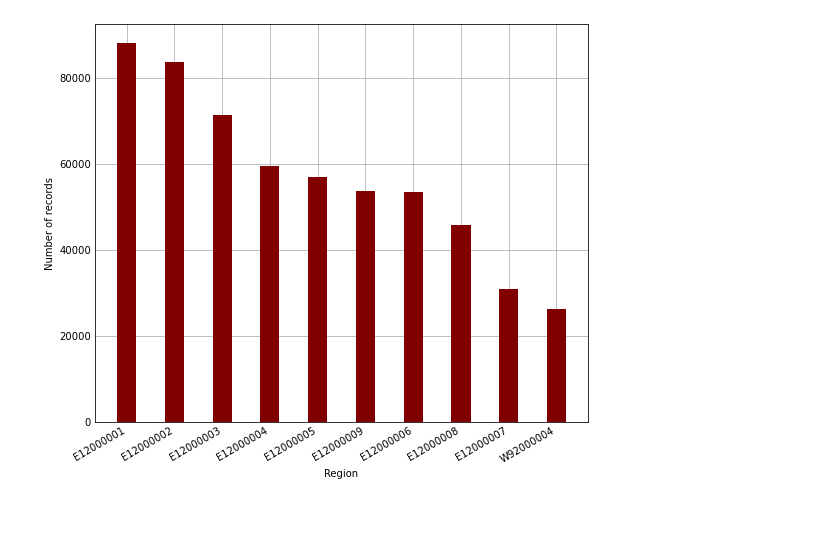
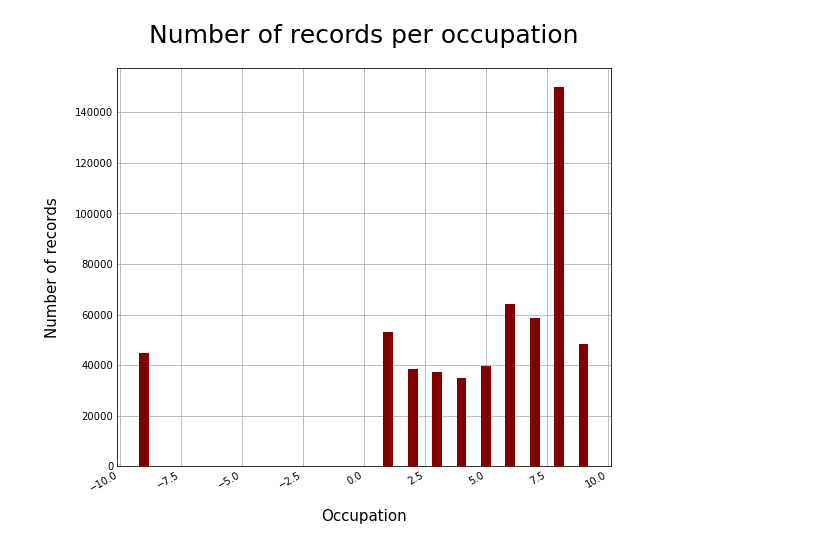
Before and after one commit to b0mbastik/PythonP2, a Jupyter notebook: analysis.ipynb, the cells around one changed output. Cells and saved outputs as stored; diff of their text form; code cells hidden in the pictures; blank space fills up the shorter version.

```diff
--- a/analysis.ipynb
+++ b/analysis.ipynb
@@ -1,15 +1,22 @@
 # %%
 import pandas as pd
 import matplotlib.pyplot as plt
+import numpy as np
+import json
 
 df = pd.read_csv('refined_census2011.csv')
 
 plt.style.use('_mpl-gallery')
+plt.rcParams['legend.title_fontsize'] = 'xx-large'
 
 total_records = len(df)
 
 print("Total number of records:", total_records)
 
-print(df)
+#print (df)
+
+vf = pd.read_csv('census_variables.csv')
+
+#print (vf)
 # %% [output]
 Total number of records: 569741
@@ -32,11 +42,12 @@ Total number of records: 569741
 # %%
 fig, ax = plt.subplots()
-ax.bar(df.Region.unique(), df.Region.value_counts().to_numpy(), color ='maroon', width = 0.4)
-plt.xlabel('Region')
-plt.ylabel('Number of records')
+ax.bar(df.Occupation.unique(), df.Occupation.value_counts().to_numpy(), color ='maroon', width = 0.4)
+plt.xlabel('Occupation', fontsize=15, labelpad=15)
+plt.ylabel('Number of records', fontsize=15, labelpad=15)
 fig.set_figwidth(7)
 fig.set_figheight(7)
 fig.autofmt_xdate()
+ax.set_title("Number of records per occupation", pad=25, fontsize=25)
 plt.show()
 # %% [output]
-[figure, old version]
+[figure, new version]
```
Also changed, not shown: parts of 7 cells of this notebook, 1 other file.
